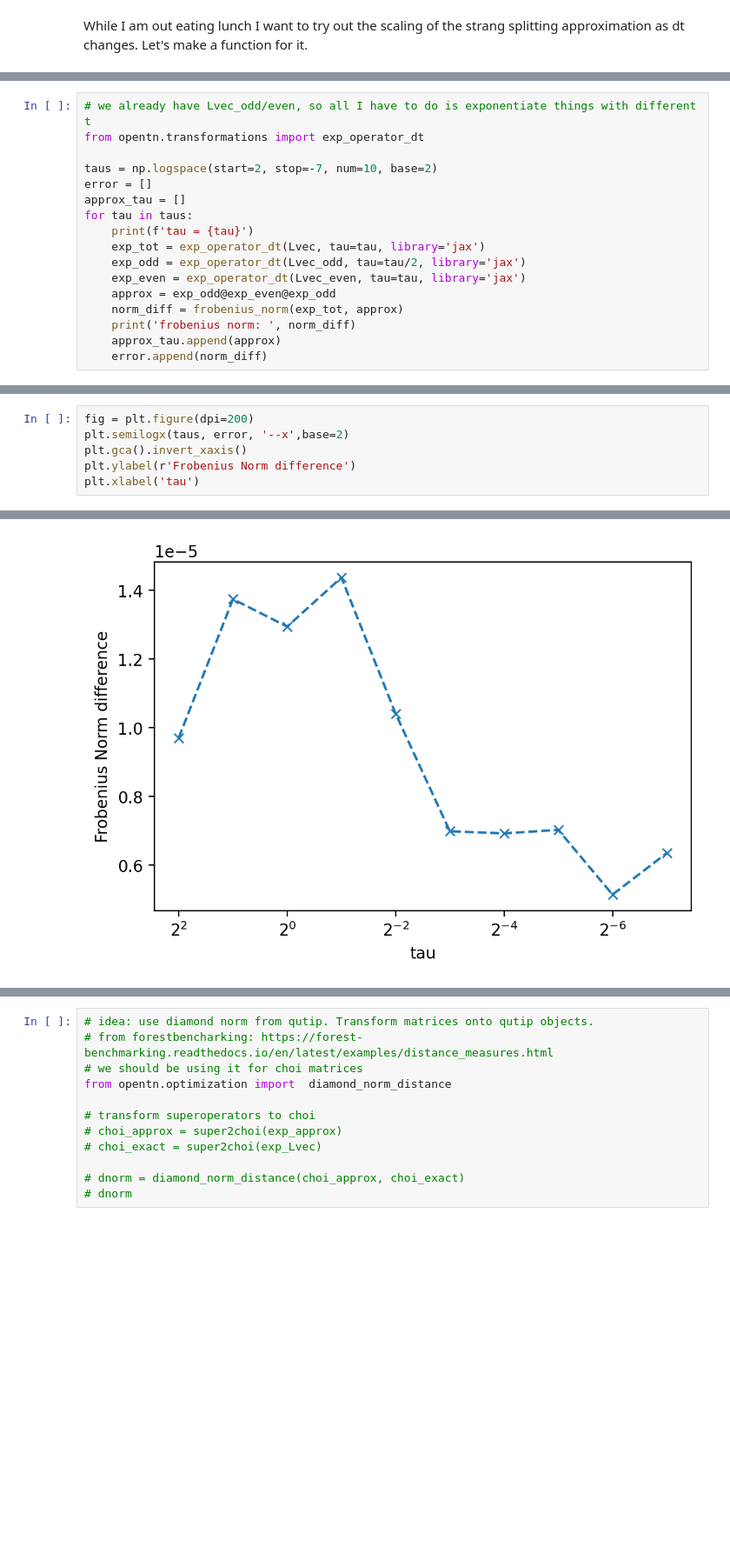
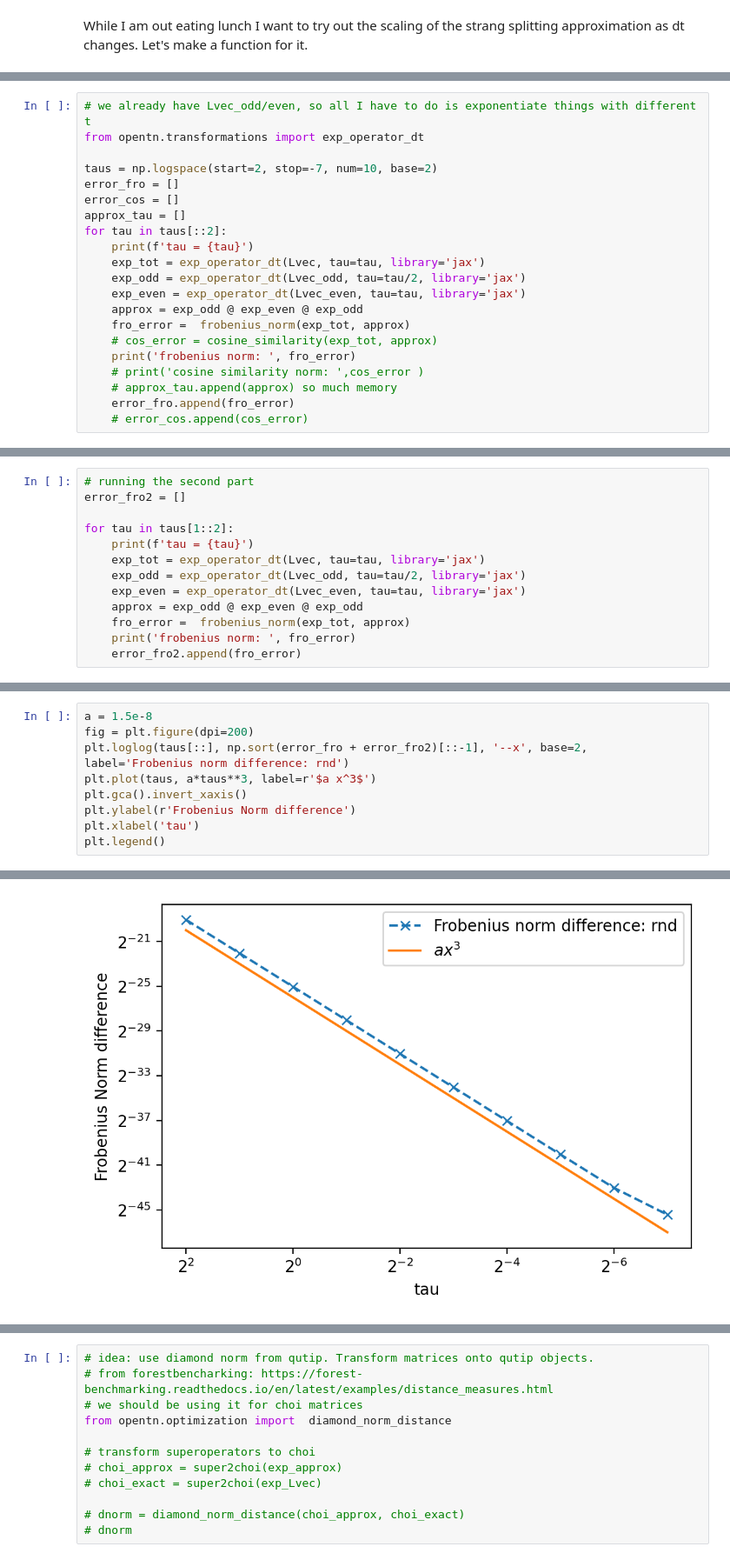
Before and after one commit to EmilianoG-byte/opentn, a Jupyter notebook: experiments/gradient.ipynb, the cells around one changed output, grey strips where cells are left out. Shown at 87% size. Drawn from its saved outputs; the diff is of its cells as text; blank space fills up the shorter version.

```diff
--- a/experiments/gradient.ipynb
+++ b/experiments/gradient.ipynb
@@ -1199,17 +774,21 @@ While I am out eating lunch I want to try out the scaling of the strang splittin
 from opentn.transformations import exp_operator_dt
 
 taus = np.logspace(start=2, stop=-7, num=10, base=2)
-error = []
+error_fro = []
+error_cos = []
 approx_tau = []
-for tau in taus:
+for tau in taus[::2]:
     print(f'tau = {tau}')
     exp_tot = exp_operator_dt(Lvec, tau=tau, library='jax')
     exp_odd = exp_operator_dt(Lvec_odd, tau=tau/2, library='jax')
     exp_even = exp_operator_dt(Lvec_even, tau=tau, library='jax')
-    approx = exp_odd@exp_even@exp_odd
-    norm_diff = frobenius_norm(exp_tot, approx)
-    print('frobenius norm: ', norm_diff)
-    approx_tau.append(approx)
-    error.append(norm_diff)
+    approx = exp_odd @ exp_even @ exp_odd
+    fro_error =  frobenius_norm(exp_tot, approx)
+    # cos_error = cosine_similarity(exp_tot, approx)
+    print('frobenius norm: ', fro_error)
+    # print('cosine similarity norm: ',cos_error )
+    # approx_tau.append(approx) so much memory
+    error_fro.append(fro_error)
+    # error_cos.append(cos_error)
 # %% [output]
 tau = 4.0
@@ -1234,0 +834,13 @@ frobenius norm:  6.347265e-06
+# %%
+# running the second part
+error_fro2 = []
+
+for tau in taus[1::2]:
+    print(f'tau = {tau}')
+    exp_tot = exp_operator_dt(Lvec, tau=tau, library='jax')
+    exp_odd = exp_operator_dt(Lvec_odd, tau=tau/2, library='jax')
+    exp_even = exp_operator_dt(Lvec_even, tau=tau, library='jax')
+    approx = exp_odd @ exp_even @ exp_odd
+    fro_error =  frobenius_norm(exp_tot, approx)
+    print('frobenius norm: ', fro_error)
+    error_fro2.append(fro_error)
@@ -1235,7 +874,10 @@ frobenius norm:  6.347265e-06
 # %%
+a = 1.5e-8
 fig = plt.figure(dpi=200)
-plt.semilogx(taus, error, '--x',base=2)
+plt.loglog(taus[::], np.sort(error_fro + error_fro2)[::-1], '--x', base=2, label='Frobenius norm difference: rnd')
+plt.plot(taus, a*taus**3, label=r'$a x^3$')
 plt.gca().invert_xaxis()
 plt.ylabel(r'Frobenius Norm difference')
 plt.xlabel('tau')
+plt.legend()
 # %% [output]
@@ -1243 +885 @@ Text(0.5, 0, 'tau')
-[figure, old version]
+[figure, new version]
```
Also changed, not shown: parts of 143 cells of this notebook, 2 other files.
